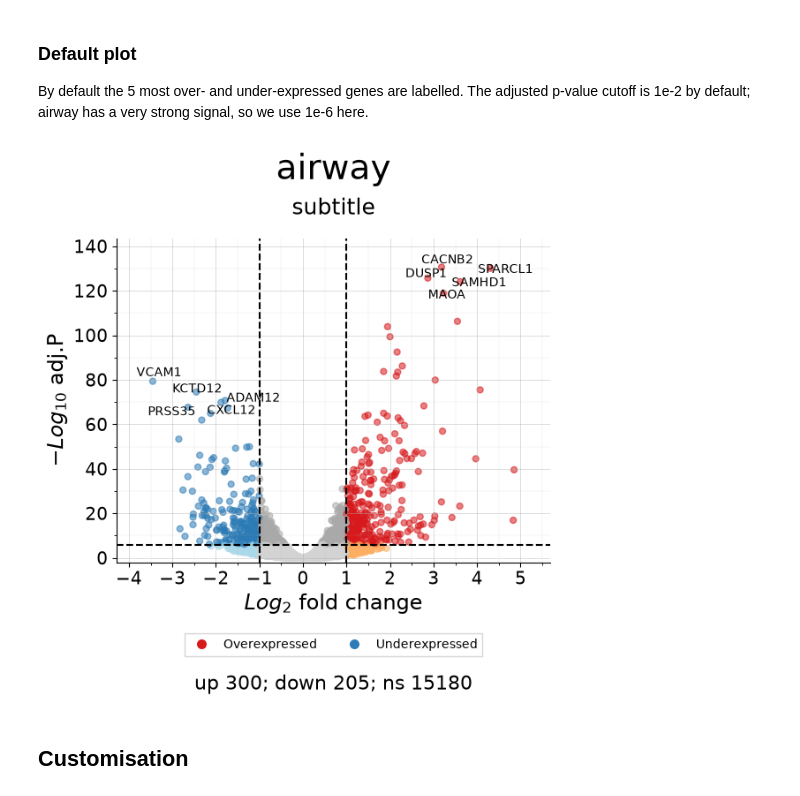
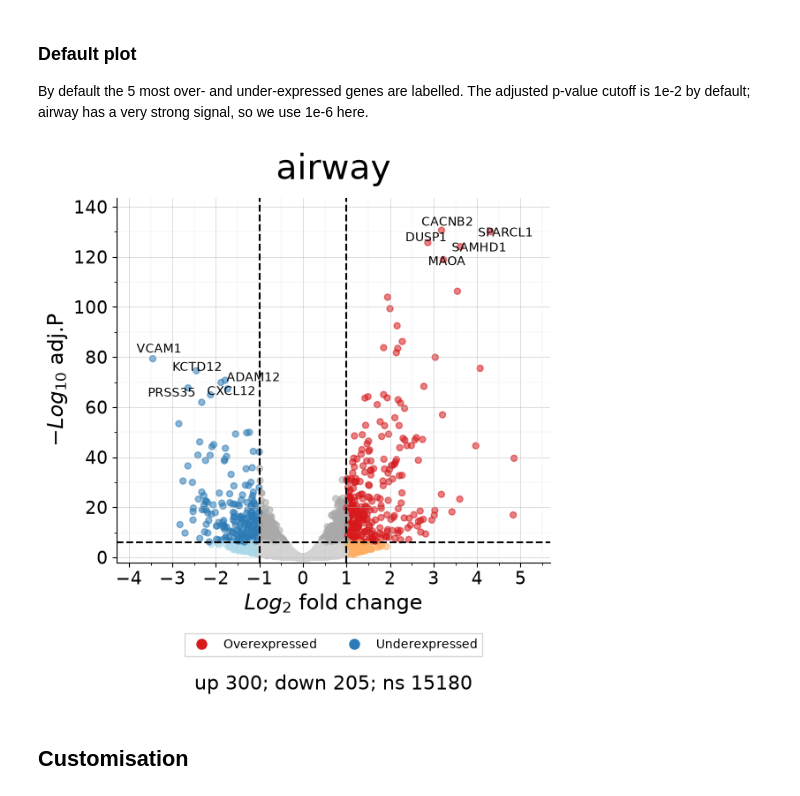
Before and after one commit to rLannes/easy_volcano, a Jupyter notebook: data/Examples_notebook.ipynb, the cells around one changed output. Saved outputs shown, nothing was run; the diff lists cells and outputs as text; code cells hidden in the pictures.

```diff
--- a/data/Examples_notebook.ipynb
+++ b/data/Examples_notebook.ipynb
@@ -55,12 +56,12 @@ df["gene_name"] = df.index
 By default the 5 most over- and under-expressed genes are labelled.
 The adjusted p-value cutoff is 1e-2 by default; airway has a very strong signal, so we use 1e-6 here.
 # %%
-(fig, ax) = ev.plot_volcano(df, y_thr=10**(-6), title="airway", subtitle="subtitle")
+(fig, ax) = ev.plot_volcano(df, y_thr=10**(-6), title="airway")
 fig.savefig(FIG_DIR / "default.png", dpi=200, bbox_inches="tight")
 plt.show()
 plt.close()
 # %% [output]
-[figure, old version]
+[figure, new version]
 # %% [markdown]
 <a id="customisation"></a>
 
```
Also changed, not shown: parts of 9 cells of this notebook, 10 other files.
